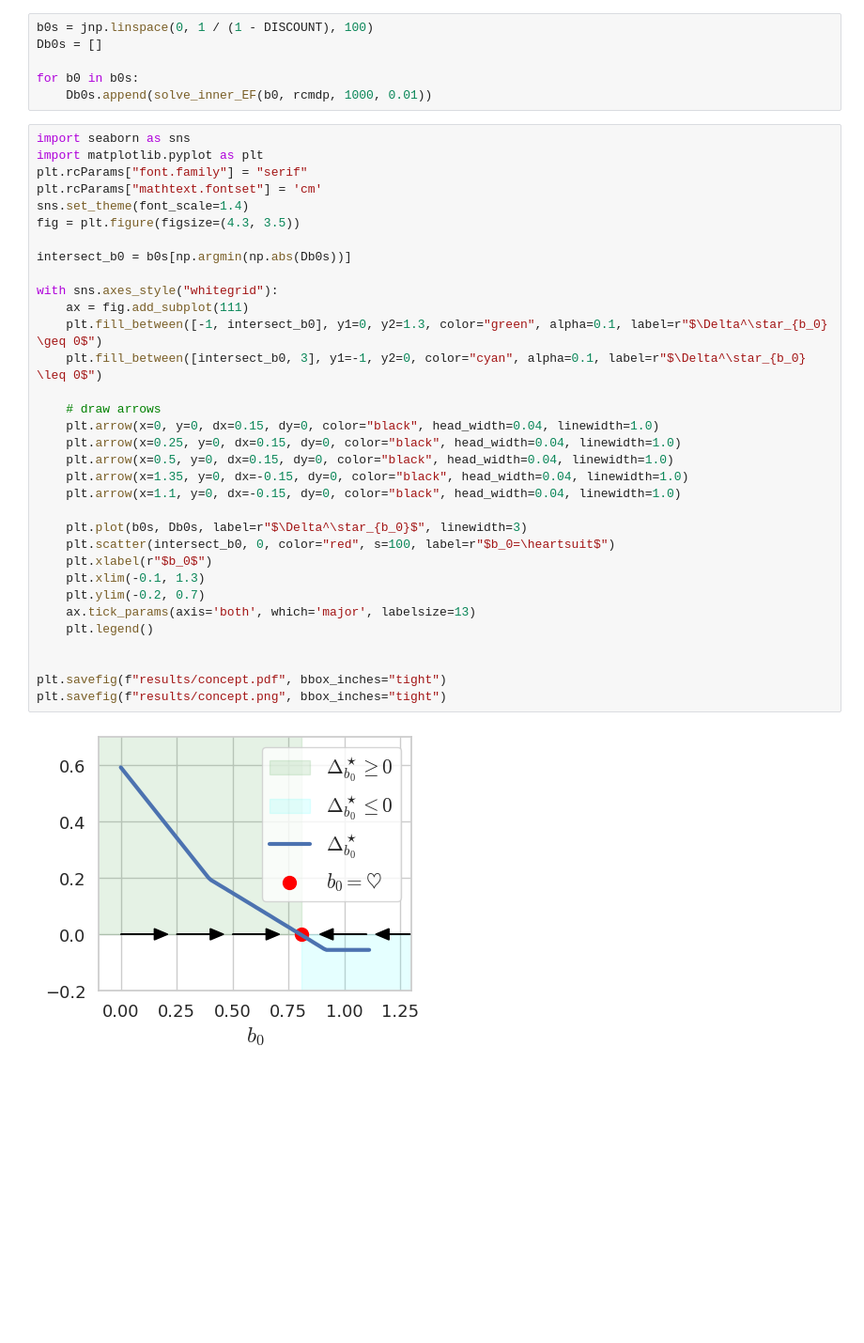
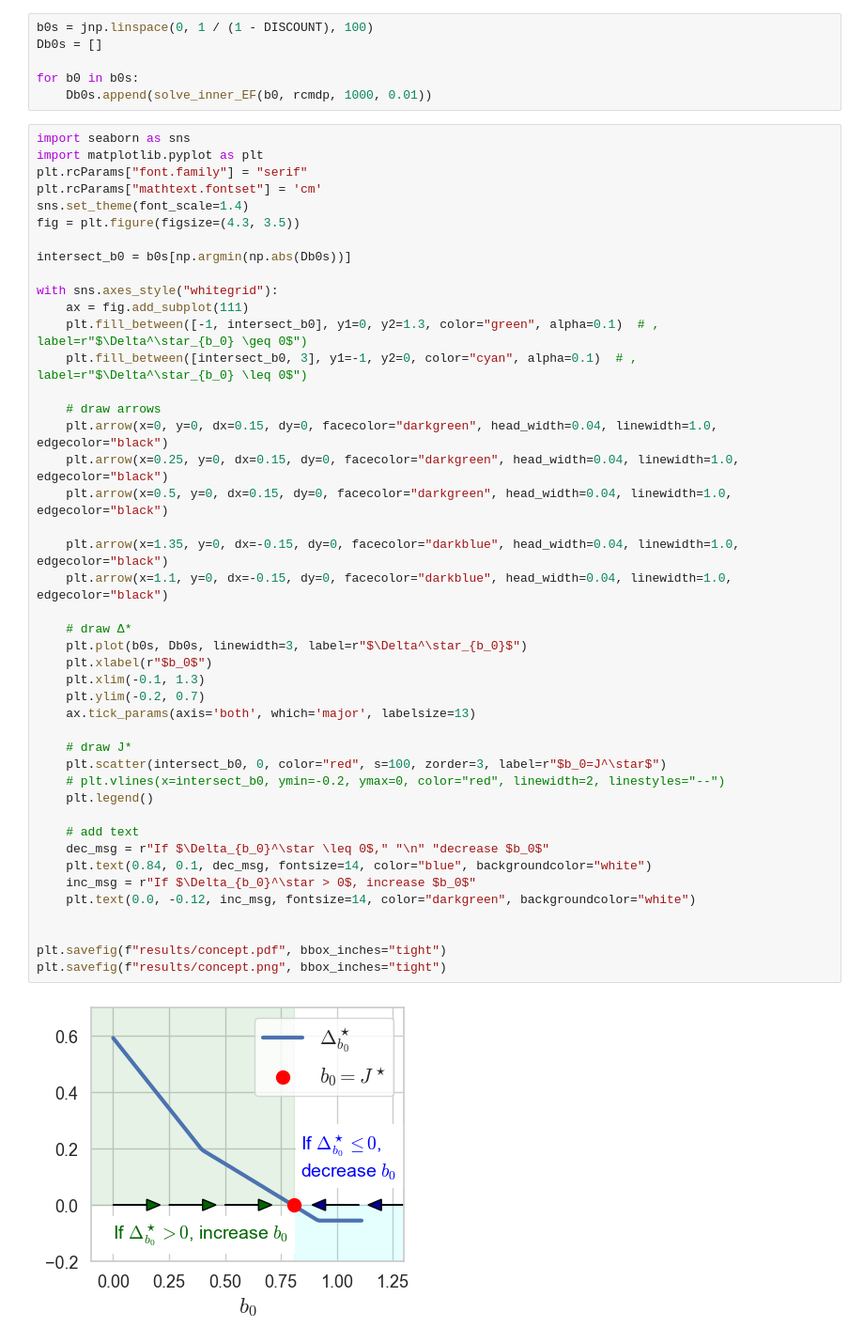
Before and after one commit to matsuolab/RCMDP-Epigraph, a Jupyter notebook: algorithm-concept.ipynb, the cells around one changed output. Shown: that part at 94% size. Drawn from its saved outputs; the diff is of its cells as text; blank space fills up the shorter version.

```diff
--- a/algorithm-concept.ipynb
+++ b/algorithm-concept.ipynb
@@ -226,35 +228,46 @@ for b0 in b0s:
 # %%
 import seaborn as sns
 import matplotlib.pyplot as plt
 plt.rcParams["font.family"] = "serif"
 plt.rcParams["mathtext.fontset"] = 'cm'
 sns.set_theme(font_scale=1.4)
 fig = plt.figure(figsize=(4.3, 3.5))
 
 intersect_b0 = b0s[np.argmin(np.abs(Db0s))]
 
 with sns.axes_style("whitegrid"):
     ax = fig.add_subplot(111)
-    plt.fill_between([-1, intersect_b0], y1=0, y2=1.3, color="green", alpha=0.1, label=r"$\Delta^\star_{b_0} \geq 0$")
-    plt.fill_between([intersect_b0, 3], y1=-1, y2=0, color="cyan", alpha=0.1, label=r"$\Delta^\star_{b_0} \leq 0$")
+    plt.fill_between([-1, intersect_b0], y1=0, y2=1.3, color="green", alpha=0.1)  # , label=r"$\Delta^\star_{b_0} \geq 0$")
+    plt.fill_between([intersect_b0, 3], y1=-1, y2=0, color="cyan", alpha=0.1)  # , label=r"$\Delta^\star_{b_0} \leq 0$")
 
     # draw arrows
-    plt.arrow(x=0, y=0, dx=0.15, dy=0, color="black", head_width=0.04, linewidth=1.0)
-    plt.arrow(x=0.25, y=0, dx=0.15, dy=0, color="black", head_width=0.04, linewidth=1.0)
-    plt.arrow(x=0.5, y=0, dx=0.15, dy=0, color="black", head_width=0.04, linewidth=1.0)
-    plt.arrow(x=1.35, y=0, dx=-0.15, dy=0, color="black", head_width=0.04, linewidth=1.0)
-    plt.arrow(x=1.1, y=0, dx=-0.15, dy=0, color="black", head_width=0.04, linewidth=1.0)
+    plt.arrow(x=0, y=0, dx=0.15, dy=0, facecolor="darkgreen", head_width=0.04, linewidth=1.0, edgecolor="black")
+    plt.arrow(x=0.25, y=0, dx=0.15, dy=0, facecolor="darkgreen", head_width=0.04, linewidth=1.0, edgecolor="black")
+    plt.arrow(x=0.5, y=0, dx=0.15, dy=0, facecolor="darkgreen", head_width=0.04, linewidth=1.0, edgecolor="black")
 
-    plt.plot(b0s, Db0s, label=r"$\Delta^\star_{b_0}$", linewidth=3)
-    plt.scatter(intersect_b0, 0, color="red", s=100, label=r"$b_0=\heartsuit$")
+    plt.arrow(x=1.35, y=0, dx=-0.15, dy=0, facecolor="darkblue", head_width=0.04, linewidth=1.0, edgecolor="black")
+    plt.arrow(x=1.1, y=0, dx=-0.15, dy=0, facecolor="darkblue", head_width=0.04, linewidth=1.0, edgecolor="black")
+
+    # draw Δ*
+    plt.plot(b0s, Db0s, linewidth=3, label=r"$\Delta^\star_{b_0}$")
     plt.xlabel(r"$b_0$")
     plt.xlim(-0.1, 1.3)
     plt.ylim(-0.2, 0.7)
     ax.tick_params(axis='both', which='major', labelsize=13)
+
+    # draw J*
+    plt.scatter(intersect_b0, 0, color="red", s=100, zorder=3, label=r"$b_0=J^\star$")
+    # plt.vlines(x=intersect_b0, ymin=-0.2, ymax=0, color="red", linewidth=2, linestyles="--")
     plt.legend()
+
+    # add text
+    dec_msg = r"If $\Delta_{b_0}^\star \leq 0$," "\n" "decrease $b_0$"
+    plt.text(0.84, 0.1, dec_msg, fontsize=14, color="blue", backgroundcolor="white")
+    inc_msg = r"If $\Delta_{b_0}^\star > 0$, increase $b_0$"
+    plt.text(0.0, -0.12, inc_msg, fontsize=14, color="darkgreen", backgroundcolor="white")
 
 
 plt.savefig(f"results/concept.pdf", bbox_inches="tight")
 plt.savefig(f"results/concept.png", bbox_inches="tight")
 # %% [output]
-[figure, old version]
+[figure, new version]
```
Also changed, not shown: parts of 1 cell of this notebook, 8 other files.
